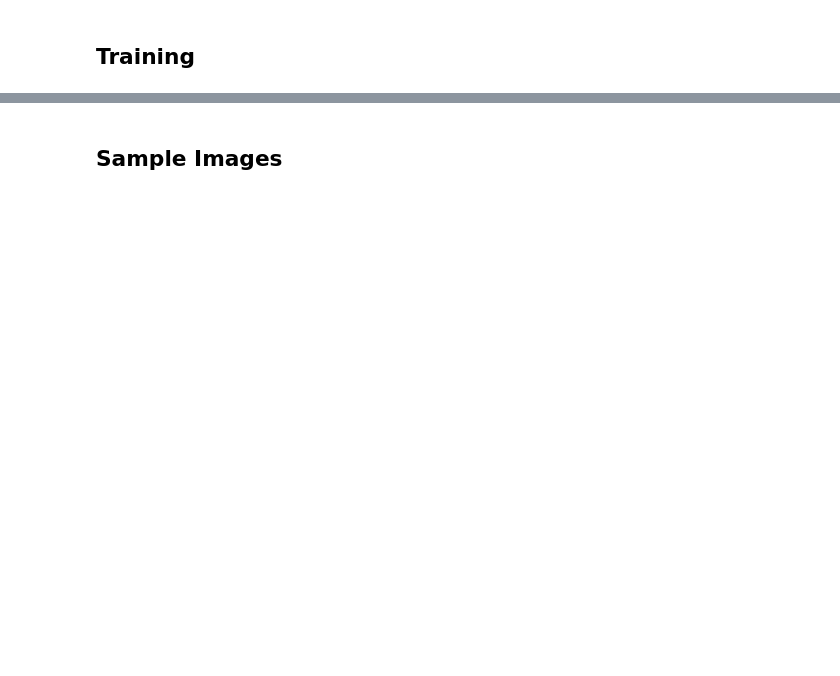
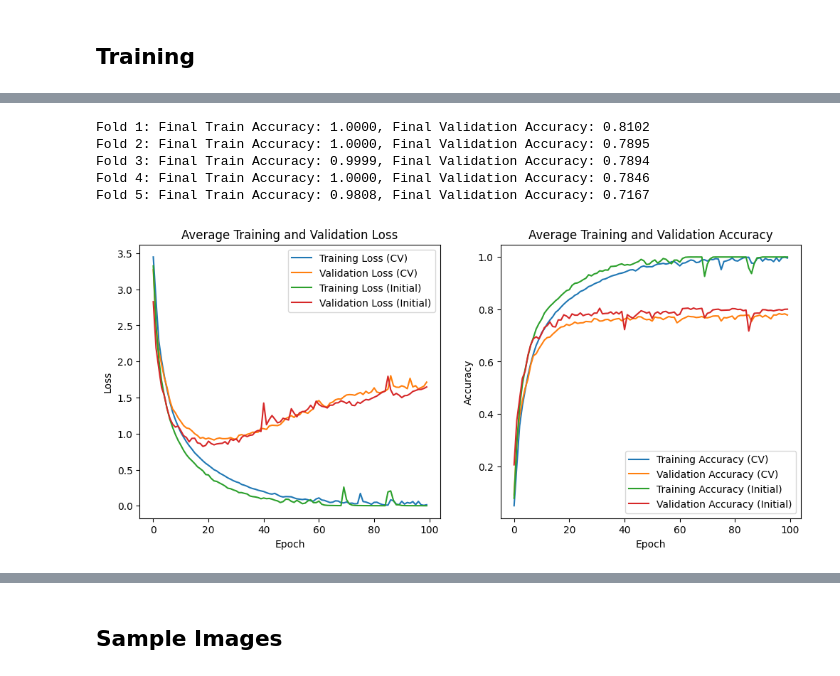
Before and after one commit to kiing-dom/CS4287, a Jupyter notebook: Assignment2CNN/CS4287_Assign2_20243561_20250762.ipynb, the cells around one changed output, grey strips where cells are left out. Saved outputs shown, nothing was run; the diff lists cells and outputs as text; code cells hidden in the pictures; blank space fills up the shorter version.

```diff
--- a/Assignment2CNN/CS4287_Assign2_20243561_20250762.ipynb
+++ b/Assignment2CNN/CS4287_Assign2_20243561_20250762.ipynb
@@ -258,0 +320,80 @@ weighted avg       0.76      0.75      0.75      2838
+# %%
+# Initialize StratifiedKFold
+num_folds = 5
+stratified_kfold = StratifiedKFold(n_splits=num_folds, shuffle=True, random_state=42)
+
+# Initialize lists to store results across folds
+all_train_loss = []
+all_val_loss = []
+all_train_acc = []
+all_val_acc = []
+
+# Initialize lists to store final results for each fold
+final_train_acc = []
+final_val_acc = []
+
+
+# Iterate through the folds
+for train_index, val_index in stratified_kfold.split(X_train, np.argmax(y_train_one_hot, axis=1)):
+    X_train_fold, X_val_fold = X_train[train_index], X_train[val_index]
+    y_train_fold, y_val_fold = y_train_one_hot[train_index], y_train_one_hot[val_index]
+
+    # Clone the initial model to ensure a fresh copy for each fold
+    fold_model = tf.keras.models.clone_model(model)
+    fold_model.compile(optimizer='adam', loss='categorical_crossentropy', metrics=['accuracy', top5_acc])
+
+    # Train the model for this fold
+    fold_history = fold_model.fit(X_train_fold, y_train_fold, batch_size=batch_size, epochs=epochs, validation_data=(X_val_fold, y_val_fold), verbose=0)
+
+    # Append the results for this fold
+    all_train_loss.append(fold_history.history['loss'])
+    all_val_loss.append(fold_history.history['val_loss'])
+    all_train_acc.append(fold_history.history['accuracy'])
+    all_val_acc.append(fold_history.history['val_accuracy'])
+
+     # Store the final accuracy for this fold
+    final_train_acc.append(fold_history.history['accuracy'][-1])
+    final_val_acc.append(fold_history.history['val_accuracy'][-1])
+
+#Display the final accuracy for each fold (too many values otherwise)
+for i, (train_acc, val_acc) in enumerate(zip(final_train_acc, final_val_acc), start=1):
+    print(f"Fold {i}: Final Train Accuracy: {train_acc:.4f}, Final Validation Accuracy: {val_acc:.4f}")
+
+# Plot the average training and validation loss and accuracy across folds
+plt.figure(figsize=(12, 5))
+
+plt.subplot(1, 2, 1)
+plt.plot(range(epochs), np.mean(all_train_loss, axis=0), label='Training Loss (CV)')
+plt.plot(range(epochs), np.mean(all_val_loss, axis=0), label='Validation Loss (CV)')
+plt.plot(range(epochs), history.history['loss'], label='Training Loss (Initial)')
+plt.plot(range(epochs), history.history['val_loss'], label='Validation Loss (Initial)')
+plt.xlabel('Epoch')
+plt.ylabel('Loss')
+plt.title('Average Training and Validation Loss')
+plt.legend()
+
+plt.subplot(1, 2, 2)
+plt.plot(range(epochs), np.mean(all_train_acc, axis=0), label='Training Accuracy (CV)')
+plt.plot(range(epochs), np.mean(all_val_acc, axis=0), label='Validation Accuracy (CV)')
+plt.plot(range(epochs), history.history['accuracy'], label='Training Accuracy (Initial)')
+plt.plot(range(epochs), history.history['val_accuracy'], label='Validation Accuracy (Initial)')
+plt.xlabel('Epoch')
+plt.ylabel('Accuracy')
+plt.title('Average Training and Validation Accuracy')
+plt.legend()
+
+plt.show()
+
+# Evaluate the model on the test set
+y_test_pred = model.predict(X_test)
+y_test_pred_labels = np.argmax(y_test_pred, axis=1)
+y_test_true_labels = np.argmax(y_test_one_hot, axis=1)
+test_accuracy = accuracy_score(y_test_true_labels, y_test_pred_labels)
+print(f'Test Accuracy: {test_accuracy}')
+# %% [output]
+Fold 1: Final Train Accuracy: 1.0000, Final Validation Accuracy: 0.8102
+Fold 2: Final Train Accuracy: 1.0000, Final Validation Accuracy: 0.7895
+Fold 3: Final Train Accuracy: 0.9999, Final Validation Accuracy: 0.7894
+Fold 4: Final Train Accuracy: 1.0000, Final Validation Accuracy: 0.7846
+Fold 5: Final Train Accuracy: 0.9808, Final Validation Accuracy: 0.7167
+[figure, added]
```
Also changed, not shown: parts of 12 cells of this notebook.
